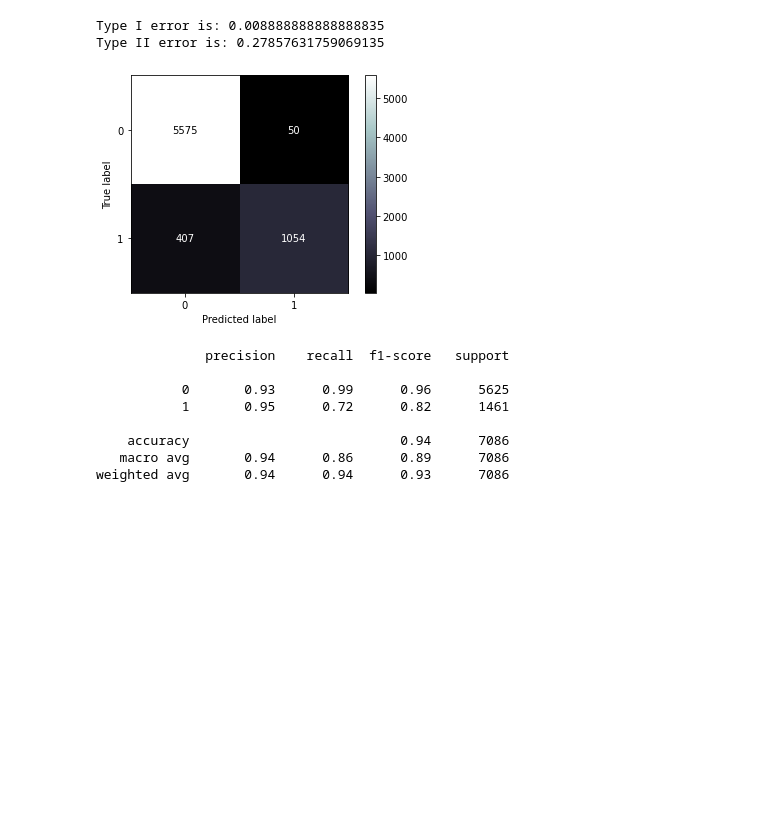
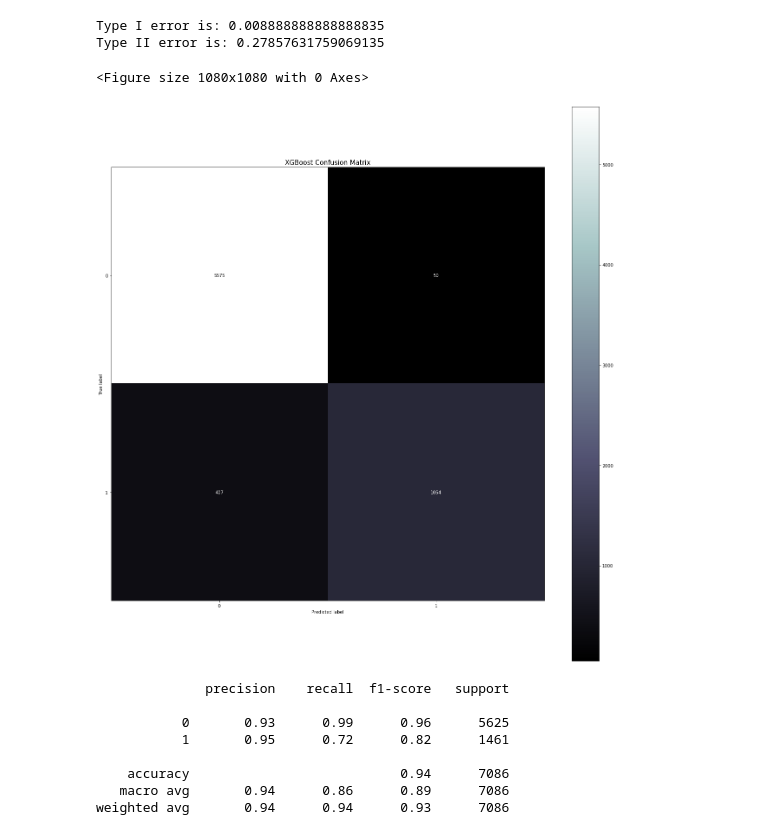
Before and after one commit to dcast822/credit_risk_analysis, a Jupyter notebook: 01_creditrisk.ipynb, the cells around one changed output. Drawn from its saved outputs; the diff is of its cells as text; code cells hidden in the pictures; blank space fills up the shorter version.

```diff
--- a/01_creditrisk.ipynb
+++ b/01_creditrisk.ipynb
@@ -994,9 +997,15 @@ print(f'Type II error is: {type_II}')
 Type I error is: 0.008888888888888835
 Type II error is: 0.27857631759069135
 # %%
-ConfusionMatrixDisplay.from_predictions(y_test,xgb_preds, cmap = 'bone', values_format='d');
+plt.figure(figsize = (15,15))
+ConfusionMatrixDisplay.from_predictions(y_test,xgb_preds, cmap = 'bone', values_format='d')
+plt.title('XGBoost Confusion Matrix',fontsize = 15)
+plt.rcParams["figure.figsize"] = (15,15)
+plt.tight_layout()
+plt.savefig('images/xgb_confusion_matrix.png');
 # %% [output]
+<Figure size 1080x1080 with 0 Axes>
-[figure, old version]
+[figure, new version]
 # %%
 print(classification_report(y_test, xgb_preds))
 # %% [output]
```
Also changed, not shown: parts of 4 cells of this notebook, 2 other files.
